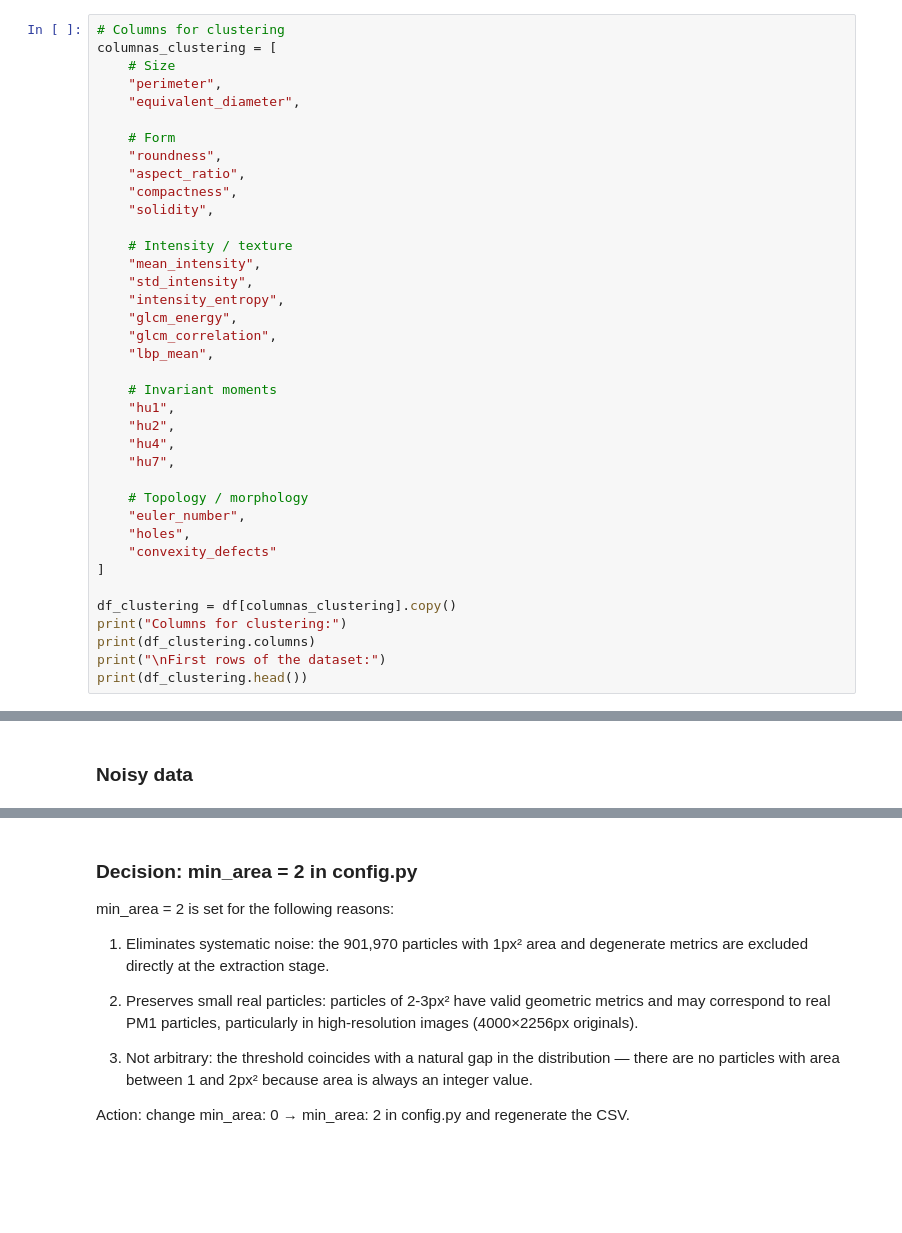
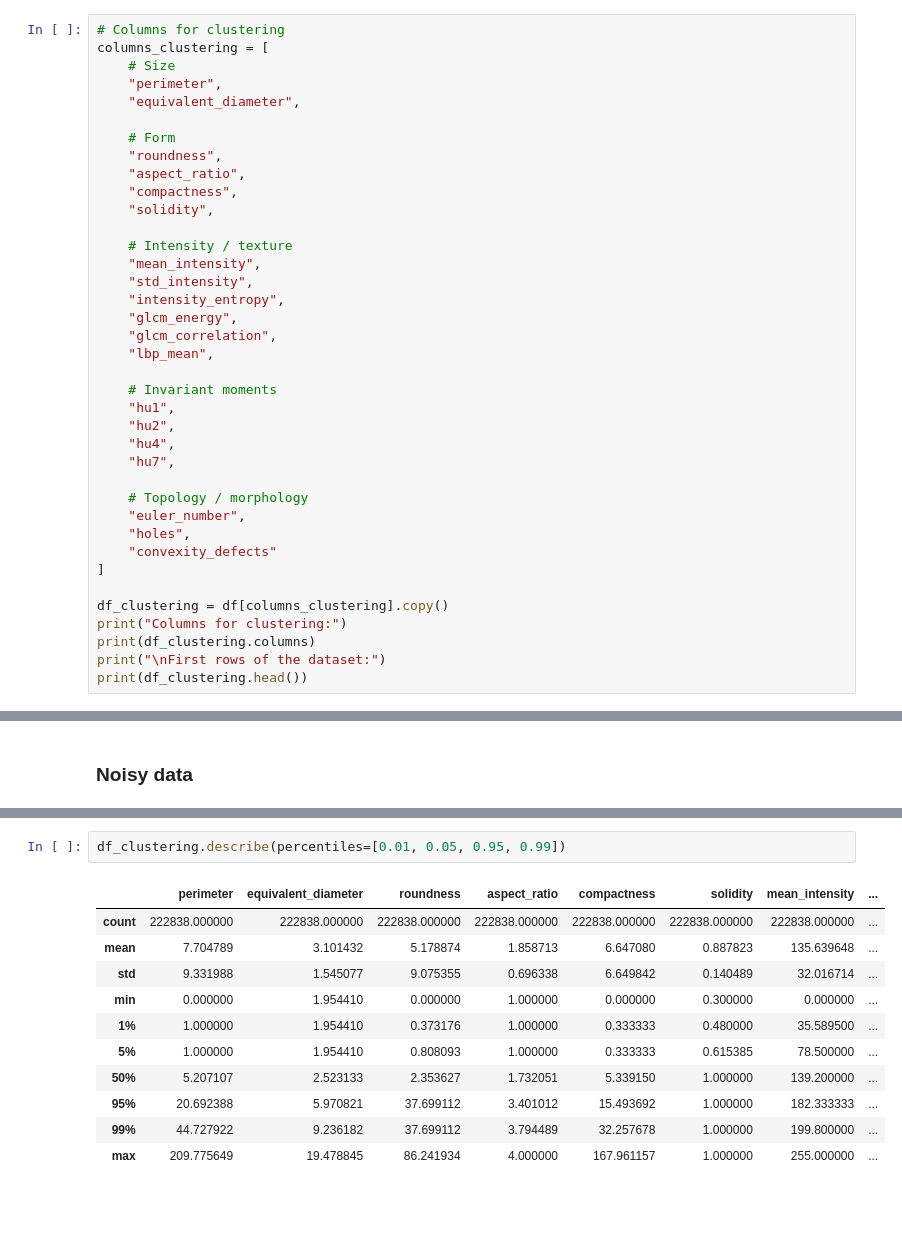
Before and after one commit to telmoolarreaga/PFG, a Jupyter notebook: Base de datos/Analisis_Introductorio_3.ipynb, the cells around one changed output, grey strips where cells are left out. Saved outputs shown, nothing was run; the diff lists cells and outputs as text; blank space fills up the shorter version.

```diff
--- a/Base de datos/Analisis_Introductorio_3.ipynb
+++ b/Base de datos/Analisis_Introductorio_3.ipynb
@@ -272,7 +243,7 @@ Falta expliar que variables he cogido
 ### Data reduction
 # %%
 # Columns for clustering
-columnas_clustering = [
+columns_clustering = [
     # Size
     "perimeter",
     "equivalent_diameter",
@@ -303,7 +274,7 @@ columnas_clustering = [
     "convexity_defects"
 ]
 
-df_clustering = df[columnas_clustering].copy()
+df_clustering = df[columns_clustering].copy()
 print("Columns for clustering:")
 print(df_clustering.columns)
 print("\nFirst rows of the dataset:")
@@ -448,20 +402,16 @@ the dataset from 1,702,864 to 332,270 particles (-80.5%).
-# %% [markdown]
-### Decision: min_area = 2 in config.py
-
-min_area = 2 is set for the following reasons:
-
-1. Eliminates systematic noise: the 901,970 particles with 1px² area and
-   degenerate metrics are excluded directly at the extraction stage.
-
-2. Preserves small real particles: particles of 2-3px² have valid geometric
-   metrics and may correspond to real PM1 particles, particularly in
-   high-resolution images (4000×2256px originals).
-
-3. Not arbitrary: the threshold coincides with a natural gap in the
-   distribution — there are no particles with area between 1 and 2px² because
-   area is always an integer value.
-
-Action: change min_area: 0 → min_area: 2 in config.py and regenerate
-the CSV.
+# %%
+df_clustering.describe(percentiles=[0.01, 0.05, 0.95, 0.99])
+# %% [output]
+|  | perimeter | equivalent_diameter | roundness | aspect_ratio | compactness | solidity | mean_intensity | ... |
+| count | 222838.000000 | 222838.000000 | 222838.000000 | 222838.000000 | 222838.000000 | 222838.000000 | 222838.000000 | ... |
+| mean | 7.704789 | 3.101432 | 5.178874 | 1.858713 | 6.647080 | 0.887823 | 135.639648 | ... |
+| std | 9.331988 | 1.545077 | 9.075355 | 0.696338 | 6.649842 | 0.140489 | 32.016714 | ... |
+| min | 0.000000 | 1.954410 | 0.000000 | 1.000000 | 0.000000 | 0.300000 | 0.000000 | ... |
+| 1% | 1.000000 | 1.954410 | 0.373176 | 1.000000 | 0.333333 | 0.480000 | 35.589500 | ... |
+| 5% | 1.000000 | 1.954410 | 0.808093 | 1.000000 | 0.333333 | 0.615385 | 78.500000 | ... |
+| 50% | 5.207107 | 2.523133 | 2.353627 | 1.732051 | 5.339150 | 1.000000 | 139.200000 | ... |
+| 95% | 20.692388 | 5.970821 | 37.699112 | 3.401012 | 15.493692 | 1.000000 | 182.333333 | ... |
+| 99% | 44.727922 | 9.236182 | 37.699112 | 3.794489 | 32.257678 | 1.000000 | 199.800000 | ... |
+| max | 209.775649 | 19.478845 | 86.241934 | 4.000000 | 167.961157 | 1.000000 | 255.000000 | ... |
 # %% [markdown]
 ##
```
Also changed, not shown: parts of 14 cells of this notebook, 1 other file.
